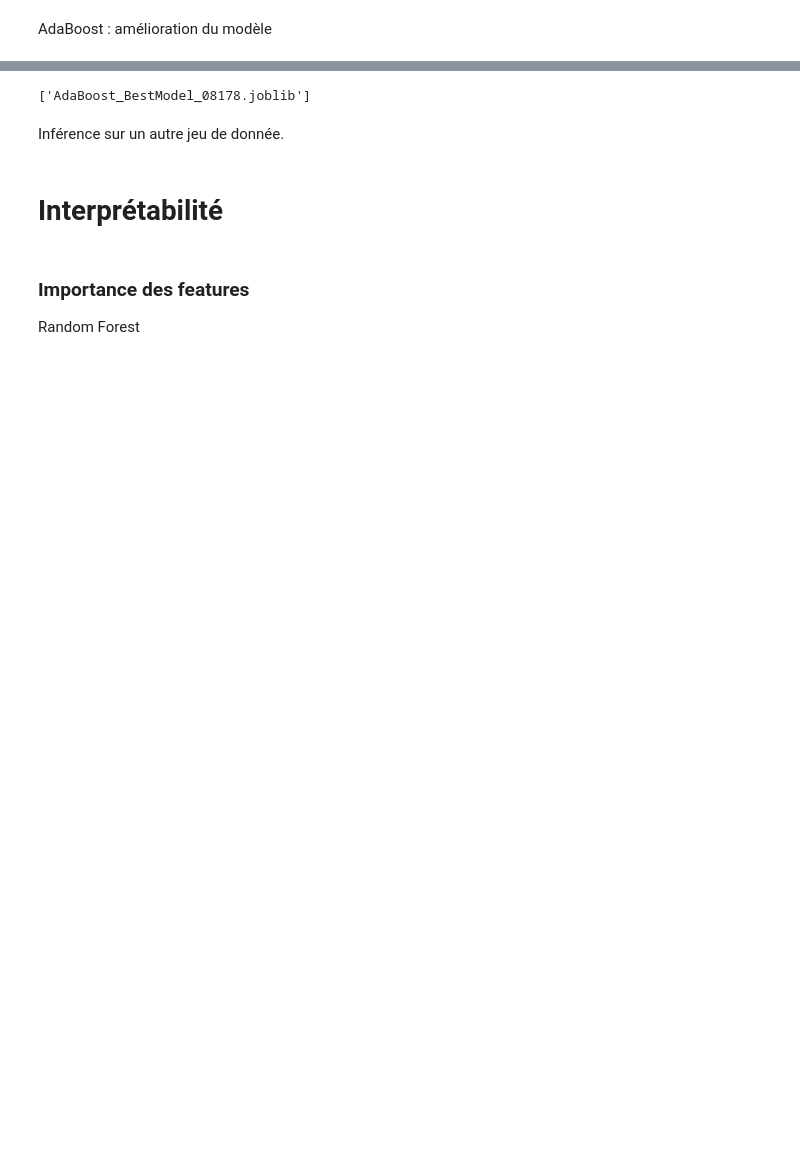
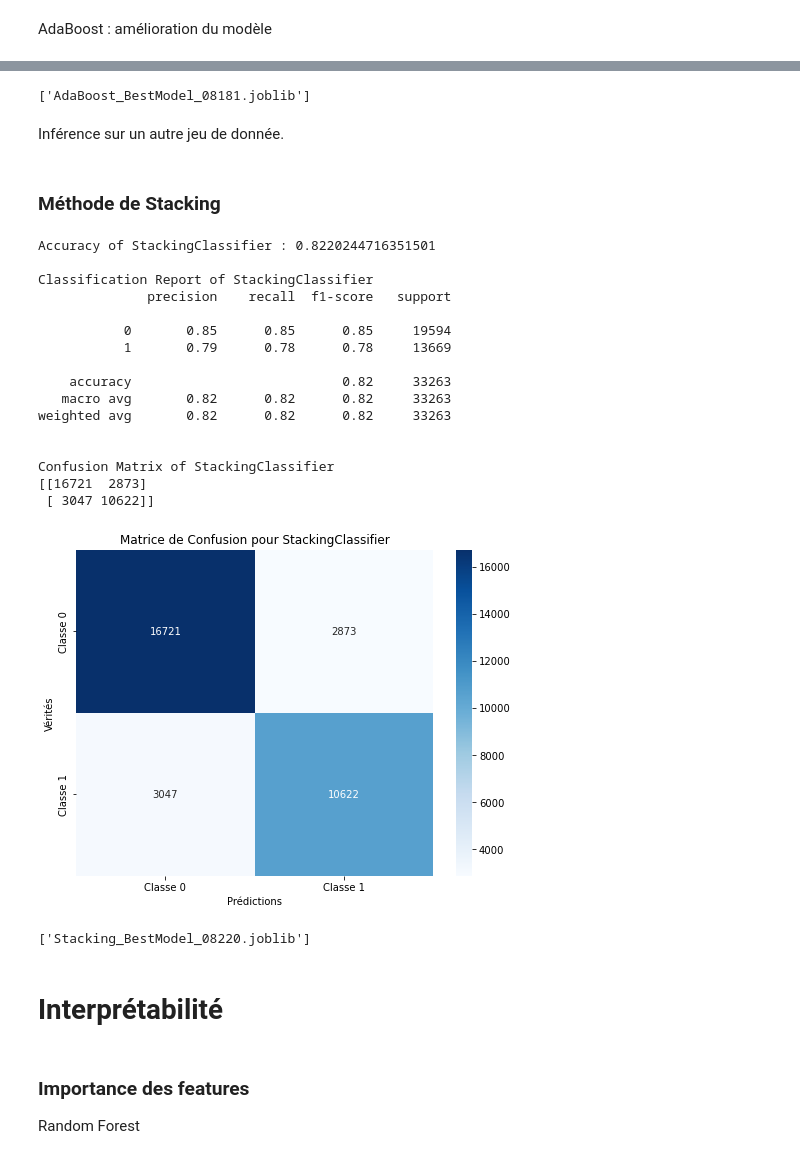
Before and after one commit to Raph3141/tp-supervise, a Jupyter notebook: TP.ipynb, the cells around one changed output, grey strips where cells are left out. Drawn from its saved outputs; the diff is of its cells as text; code cells hidden in the pictures; blank space fills up the shorter version.

```diff
--- a/TP.ipynb
+++ b/TP.ipynb
@@ -116,5 +139,5 @@ Meilleurs hyperparametres: {'n_estimators': 500, 'min_samples_split': 19, 'max_d
 # %%
-meilleur_model_rf = meilleur_model
+meilleur_model_rf = RandomForestClassifier(n_estimators=500,max_depth=50, min_samples_split=20,random_state=42)
 y_pred = cross_val_predict(meilleur_model_rf, X_scaled_test, y_test, cv=5)
 # %%
 #On print différentes valeurs nous donnant des informations sur la qualité de l'apprentissage
@@ -312,10 +335,68 @@ matrice de confusion :
 # %%
 #Sauvegarde du meilleur modèle
-dump(meilleur_model_ada, 'AdaBoost_BestModel_08178.joblib')
+dump(meilleur_model_ada, 'AdaBoost_BestModel_08181.joblib')
 # %% [output]
-['AdaBoost_BestModel_08178.joblib']
+['AdaBoost_BestModel_08181.joblib']
 # %% [markdown]
 Inférence sur un autre jeu de donnée.
+# %% [markdown]
+### Méthode de Stacking ###
+# %%
+base_learners = [('ada', meilleur_model_ada),
+                 ('rf', meilleur_model_rf)]
+
+meta_learner = meilleur_model_gb
+
+stacking_model = StackingClassifier(
+    estimators=base_learners,
+    final_estimator=meta_learner,
+    cv=5,
+)
+
+stacking_model.fit(X_scaled, y_train)
+
+y_pred_stacking = stacking_model.predict(X_scaled_test)
+accuracy_stacking = accuracy_score(y_test, y_pred_stacking)
+report_stacking = classification_report(y_test, y_pred_stacking)
+conf_matrix_stacking =  confusion_matrix(y_test, y_pred_stacking)
+
+
+print(f"Accuracy of StackingClassifier : {accuracy_stacking}")
+print("\nClassification Report of StackingClassifier")
+print(report_stacking)
+print("\nConfusion Matrix of StackingClassifier")
+print(conf_matrix_stacking)
+
+classes = ['Classe 0', 'Classe 1']
+plt.figure(figsize=(8, 6))
+sns.heatmap(conf_matrix_stacking, annot=True, fmt='d', cmap='Blues', xticklabels=classes, yticklabels=classes)
+plt.xlabel('Prédictions')
+plt.ylabel('Vérités')
+plt.title('Matrice de Confusion pour StackingClassifier')
+plt.show()
+# %% [output]
+Accuracy of StackingClassifier : 0.8220244716351501
+
+Classification Report of StackingClassifier
+              precision    recall  f1-score   support
+
+           0       0.85      0.85      0.85     19594
+           1       0.79      0.78      0.78     13669
+
+    accuracy                           0.82     33263
+   macro avg       0.82      0.82      0.82     33263
+weighted avg       0.82      0.82      0.82     33263
+
+
+Confusion Matrix of StackingClassifier
+[[16721  2873]
+ [ 3047 10622]]
+[figure, added]
+# %%
+#Sauvegarde du meilleur modèle
+dump(stacking_model, 'Stacking_BestModel_08220.joblib')
+# %% [output]
+['Stacking_BestModel_08220.joblib']
 # %% [markdown]
 # Interprétabilité
 # %% [markdown]
```
Also changed, not shown: parts of 25 cells of this notebook, 13 other files.
